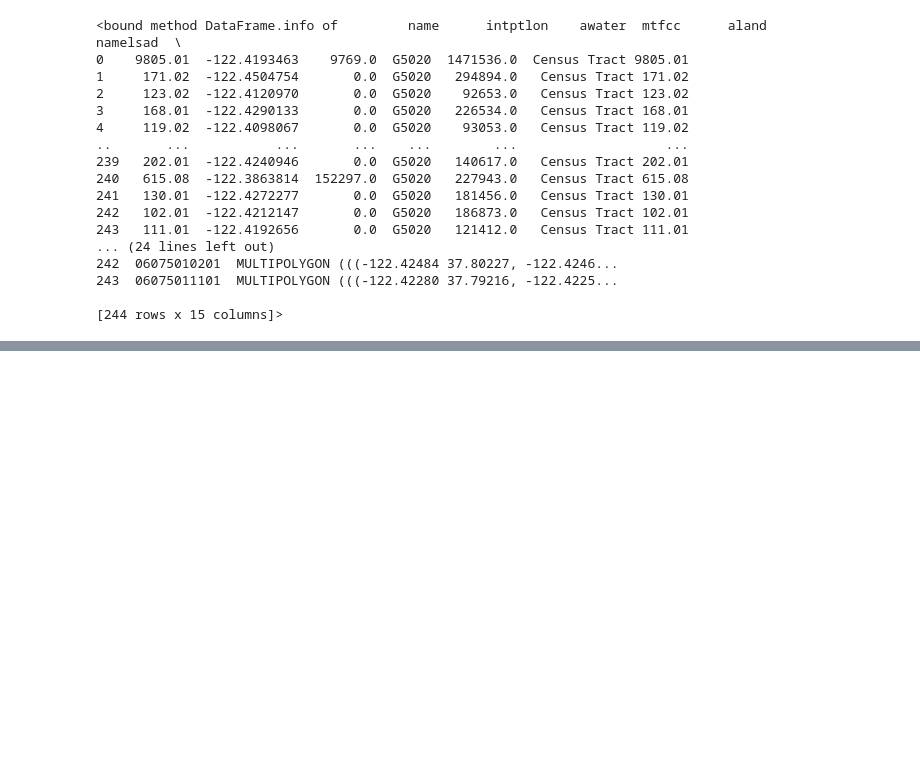
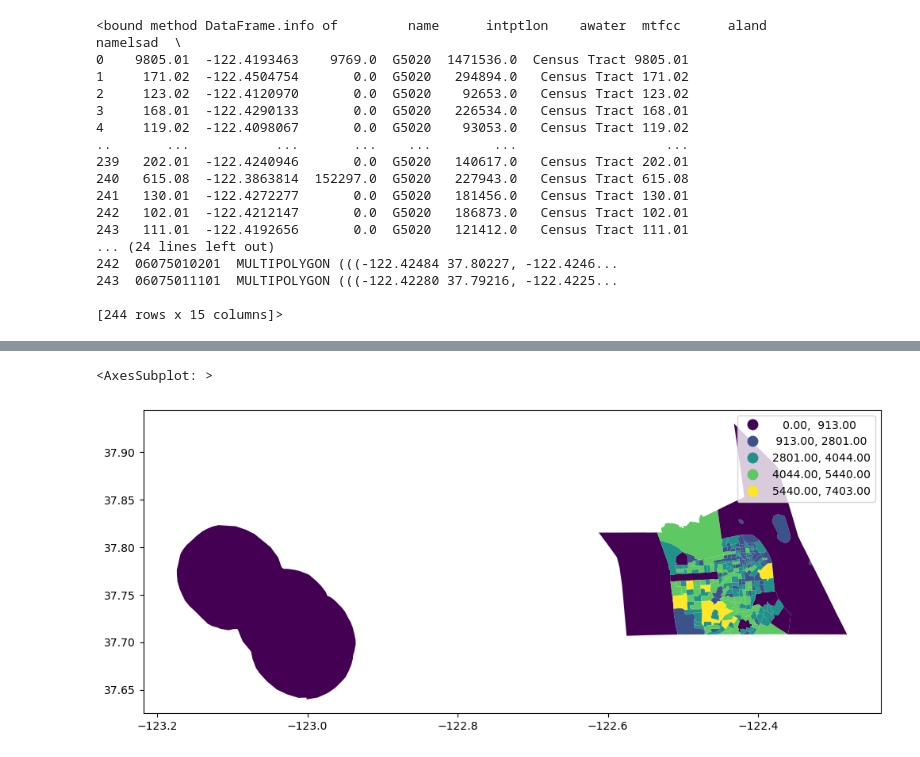
Before and after one commit to QHAAGA/UP221-QUINN, a Jupyter notebook: week03/week03 Census Data.ipynb, the cells around one changed output, grey strips where cells are left out. Saved outputs shown, nothing was run; the diff lists cells and outputs as text; code cells hidden in the pictures; blank space fills up the shorter version.

```diff
--- a/week03/week03 Census Data.ipynb
+++ b/week03/week03 Census Data.ipynb
@@ -371,0 +434,8 @@ AttributeError: 'list' object has no attribute 'head'
+# %%
+tracts_insurance.plot(figsize=(12,10),
+                 column='With Health Insurance Coverage',
+                 legend=True,
+                 scheme='NaturalBreaks')
+# %% [output]
+<AxesSubplot: >
+[figure, added]
```
Also changed, not shown: parts of 19 cells of this notebook.
